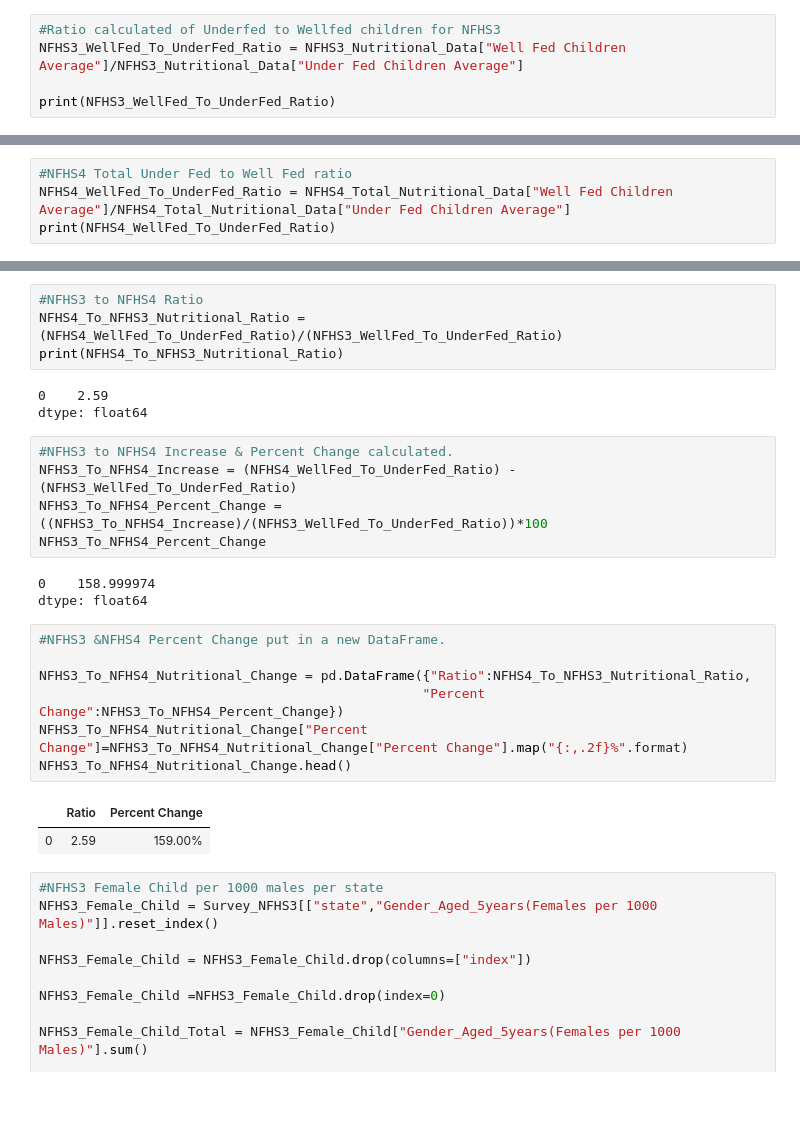
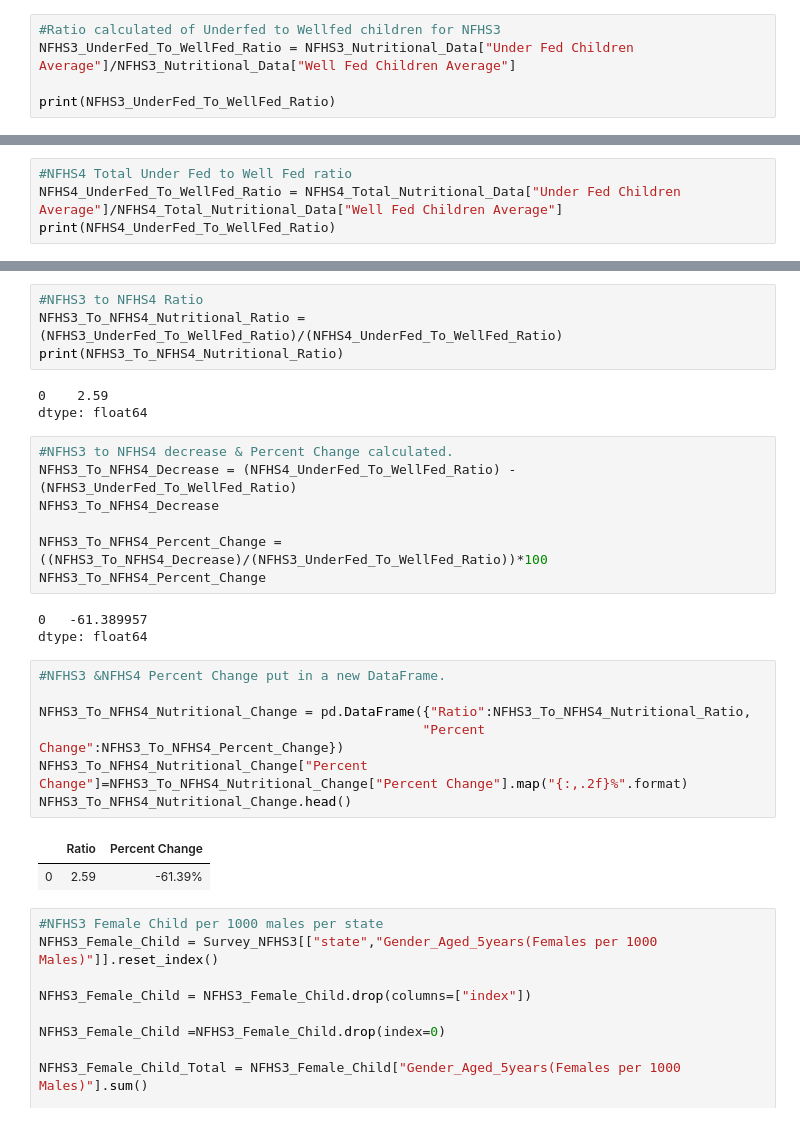
Before and after one commit to narayanan-nithya/Group_Project_Nutritional_Analysis_Of_Children_Under_Age_5, a Jupyter notebook: Complete_Nutritional_Analysis.ipynb, the cells around one changed output, grey strips where cells are left out. Drawn from its saved outputs; the diff is of its cells as text.

```diff
--- a/Complete_Nutritional_Analysis.ipynb
+++ b/Complete_Nutritional_Analysis.ipynb
@@ -271,7 +275,7 @@ NFHS3_Nutritional_Data.head()
 | 0 | 80.566667 | 94.5 | 49.425731 | 33.302778 | ... |
 # %%
 #Ratio calculated of Underfed to Wellfed children for NFHS3
-NFHS3_WellFed_To_UnderFed_Ratio = NFHS3_Nutritional_Data["Well Fed Children Average"]/NFHS3_Nutritional_Data["Under Fed Children Average"]
+NFHS3_UnderFed_To_WellFed_Ratio = NFHS3_Nutritional_Data["Under Fed Children Average"]/NFHS3_Nutritional_Data["Well Fed Children Average"]
 
-print(NFHS3_WellFed_To_UnderFed_Ratio)
+print(NFHS3_UnderFed_To_WellFed_Ratio)
 # %% [output]
@@ -543,6 +547,6 @@ NFHS4_Total_Nutritional_Data.head()
 | 0 | 85.819444 | 83.2 | 21.651972 | 91.877778 | ... |
 # %%
 #NFHS4 Total Under Fed to Well Fed ratio
-NFHS4_WellFed_To_UnderFed_Ratio = NFHS4_Total_Nutritional_Data["Well Fed Children Average"]/NFHS4_Total_Nutritional_Data["Under Fed Children Average"]
-print(NFHS4_WellFed_To_UnderFed_Ratio)
+NFHS4_UnderFed_To_WellFed_Ratio = NFHS4_Total_Nutritional_Data["Under Fed Children Average"]/NFHS4_Total_Nutritional_Data["Well Fed Children Average"]
+print(NFHS4_UnderFed_To_WellFed_Ratio)
 # %% [output]
@@ -550,29 +554,31 @@ print(NFHS4_WellFed_To_UnderFed_Ratio)
 dtype: float64
 # %%
 #NFHS3 to NFHS4 Ratio
-NFHS4_To_NFHS3_Nutritional_Ratio = (NFHS4_WellFed_To_UnderFed_Ratio)/(NFHS3_WellFed_To_UnderFed_Ratio)
-print(NFHS4_To_NFHS3_Nutritional_Ratio)
+NFHS3_To_NFHS4_Nutritional_Ratio = (NFHS3_UnderFed_To_WellFed_Ratio)/(NFHS4_UnderFed_To_WellFed_Ratio)
+print(NFHS3_To_NFHS4_Nutritional_Ratio)
 # %% [output]
 0    2.59
 dtype: float64
 # %%
-#NFHS3 to NFHS4 Increase & Percent Change calculated.
-NFHS3_To_NFHS4_Increase = (NFHS4_WellFed_To_UnderFed_Ratio) - (NFHS3_WellFed_To_UnderFed_Ratio)
-NFHS3_To_NFHS4_Percent_Change = ((NFHS3_To_NFHS4_Increase)/(NFHS3_WellFed_To_UnderFed_Ratio))*100
+#NFHS3 to NFHS4 decrease & Percent Change calculated.
+NFHS3_To_NFHS4_Decrease = (NFHS4_UnderFed_To_WellFed_Ratio) - (NFHS3_UnderFed_To_WellFed_Ratio)
+NFHS3_To_NFHS4_Decrease
+
+NFHS3_To_NFHS4_Percent_Change = ((NFHS3_To_NFHS4_Decrease)/(NFHS3_UnderFed_To_WellFed_Ratio))*100
 NFHS3_To_NFHS4_Percent_Change
 # %% [output]
-0    158.999974
+0   -61.389957
 dtype: float64
 # %%
 #NFHS3 &NFHS4 Percent Change put in a new DataFrame.
 
-NFHS3_To_NFHS4_Nutritional_Change = pd.DataFrame({"Ratio":NFHS4_To_NFHS3_Nutritional_Ratio,
+NFHS3_To_NFHS4_Nutritional_Change = pd.DataFrame({"Ratio":NFHS3_To_NFHS4_Nutritional_Ratio,
                                                  "Percent Change":NFHS3_To_NFHS4_Percent_Change})
 NFHS3_To_NFHS4_Nutritional_Change["Percent Change"]=NFHS3_To_NFHS4_Nutritional_Change["Percent Change"].map("{:,.2f}%".format)
 NFHS3_To_NFHS4_Nutritional_Change.head()
 # %% [output]
 |  | Ratio | Percent Change |
-| 0 | 2.59 | 159.00% |
+| 0 | 2.59 | -61.39% |
 # %%
 #NFHS3 Female Child per 1000 males per state
 NFHS3_Female_Child = Survey_NFHS3[["state","Gender_Aged_5years(Females per 1000 Males)"]].reset_index()
```
Also changed, not shown: parts of 11 cells of this notebook, 4 other files.
